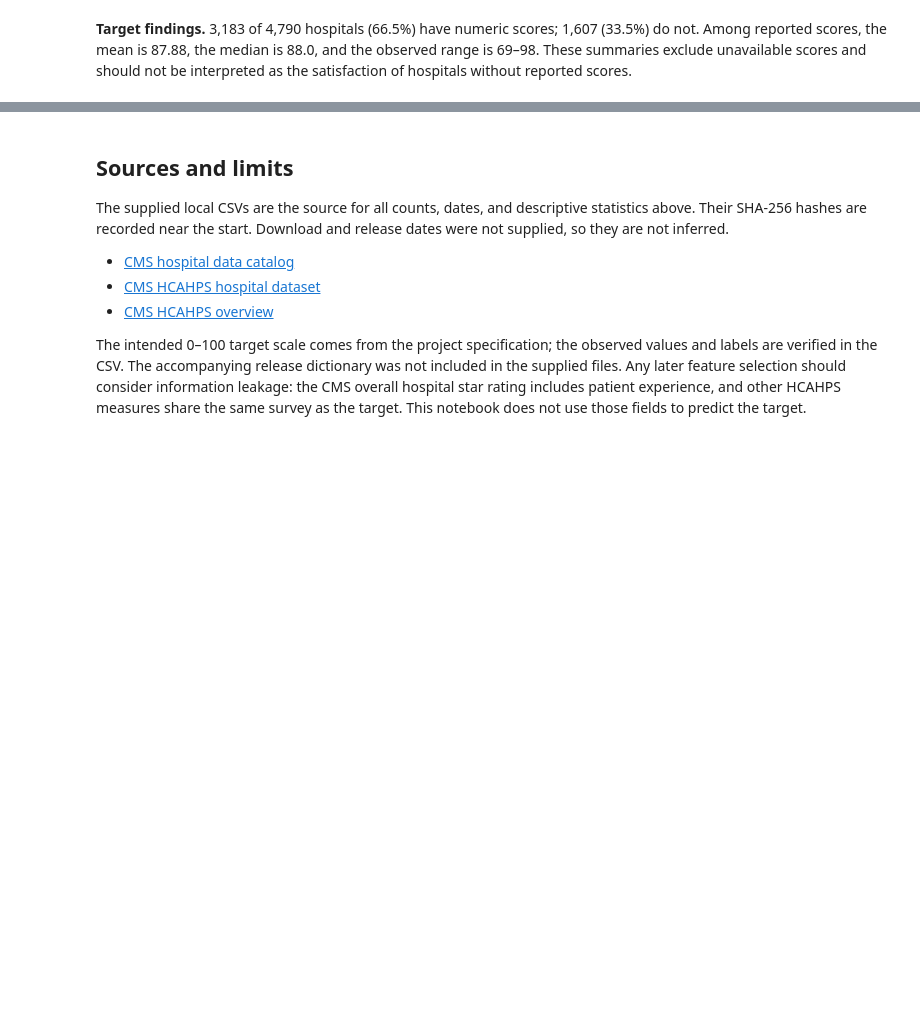
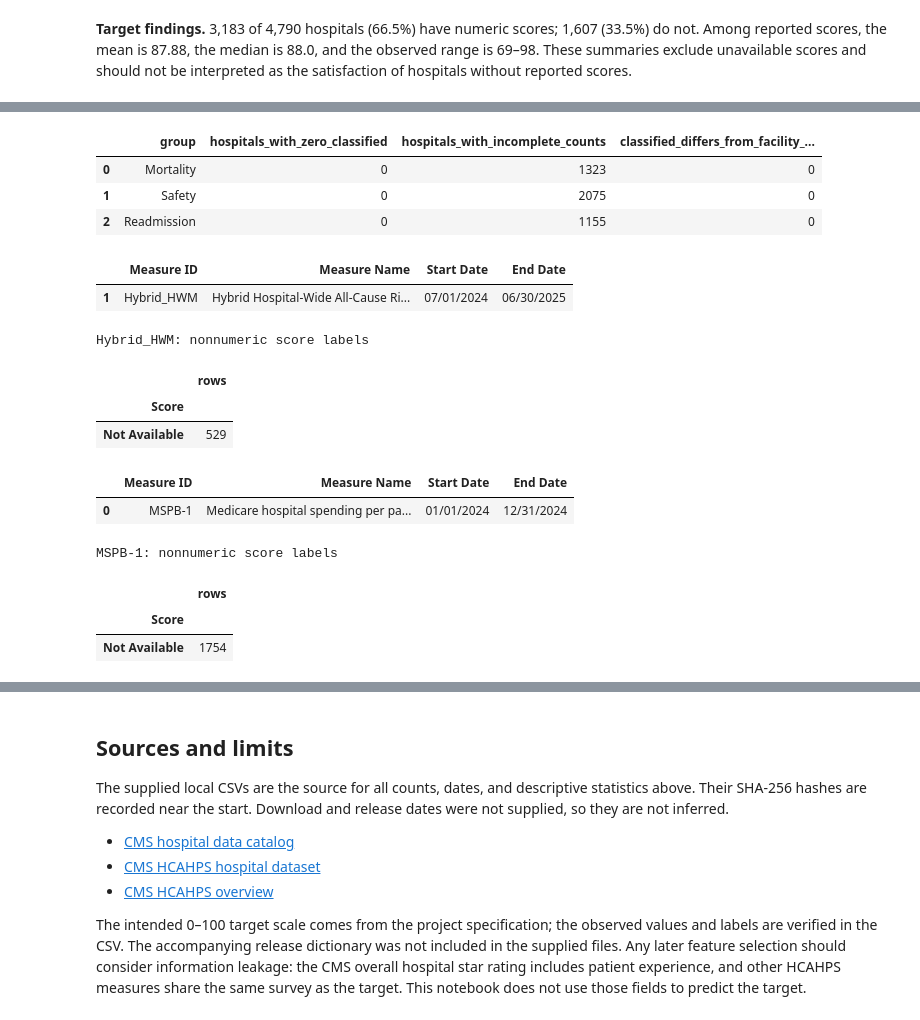
Before and after one commit to emmchung/Patient-Hospital-Satisfaction, a Jupyter notebook: hospital_analysis.ipynb, the cells around one changed output, grey strips where cells are left out. Saved outputs shown, nothing was run; the diff lists cells and outputs as text; code cells hidden in the pictures; blank space fills up the shorter version.

```diff
--- a/hospital_analysis.ipynb
+++ b/hospital_analysis.ipynb
@@ -494,0 +223,58 @@ display(Markdown(
+# %%
+general = datasets["general"]
+characteristics = ["Hospital Type", "Hospital Ownership", "Emergency Services"]
+performance_groups = {"Mortality": "MORT", "Safety": "Safety", "Readmission": "READM"}
+raw_performance_columns = [
+    column for prefix in performance_groups.values()
+    for column in [f"Count of Facility {prefix} Measures", f"Count of {prefix} Measures Better",
+                   f"Count of {prefix} Measures No Different", f"Count of {prefix} Measures Worse"]
+]
+selected_general = general[["Facility ID"] + characteristics + raw_performance_columns].copy()
+assert selected_general["Facility ID"].is_unique
+performance_audit = []
+performance_features = []
+for group, prefix in performance_groups.items():
+    count_cols = [f"Count of {prefix} Measures {label}" for label in ["Better", "No Different", "Worse"]]
+    counts = selected_general[count_cols].apply(pd.to_numeric, errors="coerce")
+    classified = counts.sum(axis=1, min_count=3)
+    facility_count = pd.to_numeric(selected_general[f"Count of Facility {prefix} Measures"], errors="coerce")
+    feature = f"{group} better proportion"
+    performance_features.append(feature)
+    selected_general[feature] = counts.iloc[:, 0].div(classified.where(classified.gt(0)))
+    selected_general[f"{group} classified measures"] = classified
+    comparable = classified.notna() & facility_count.notna()
+    performance_audit.append({"group": group, "hospitals_with_zero_classified": int(classified.eq(0).sum()),
+                              "hospitals_with_incomplete_counts": int(counts.isna().any(axis=1).sum()),
+                              "classified_differs_from_facility_count": int((comparable & classified.ne(facility_count)).sum())})
+display(pd.DataFrame(performance_audit))
+
+def select_measure(dataset_name, measure_id, output_name):
+    selected = datasets[dataset_name].loc[datasets[dataset_name]["Measure ID"].eq(measure_id)].copy()
+    assert not selected.empty, f"Missing measure: {measure_id}"
+    assert selected["Facility ID"].is_unique, f"Repeated hospital rows for {measure_id}"
+    selected[output_name] = pd.to_numeric(selected["Score"].str.strip(), errors="coerce")
+    return selected
+
+hybrid = select_measure("outcomes", "Hybrid_HWM", "Hybrid_HWM")
+spending = select_measure("spending", "MSPB-1", "MSPB-1")
+for name, selected in [("Hybrid_HWM", hybrid), ("MSPB-1", spending)]:
+    display(selected[["Measure ID", "Measure Name", "Start Date", "End Date"]].drop_duplicates())
+    print(f"{name}: nonnumeric score labels")
+    display(selected.loc[selected[name].isna(), "Score"].value_counts().to_frame("rows"))
+# %% [output]
+|  | group | hospitals_with_zero_classified | hospitals_with_incomplete_counts | classified_differs_from_facility_... |
+| 0 | Mortality | 0 | 1323 | 0 |
+| 1 | Safety | 0 | 2075 | 0 |
+| 2 | Readmission | 0 | 1155 | 0 |
+|  | Measure ID | Measure Name | Start Date | End Date |
+| 1 | Hybrid_HWM | Hybrid Hospital-Wide All-Cause Ri... | 07/01/2024 | 06/30/2025 |
+Hybrid_HWM: nonnumeric score labels
+|  | rows |
+| Score |  |
+| Not Available | 529 |
+|  | Measure ID | Measure Name | Start Date | End Date |
+| 0 | MSPB-1 | Medicare hospital spending per pa... | 01/01/2024 | 12/31/2024 |
+MSPB-1: nonnumeric score labels
+|  | rows |
+| Score |  |
+| Not Available | 1754 |
```
Also changed, not shown: parts of 19 cells of this notebook, 1 other file.
